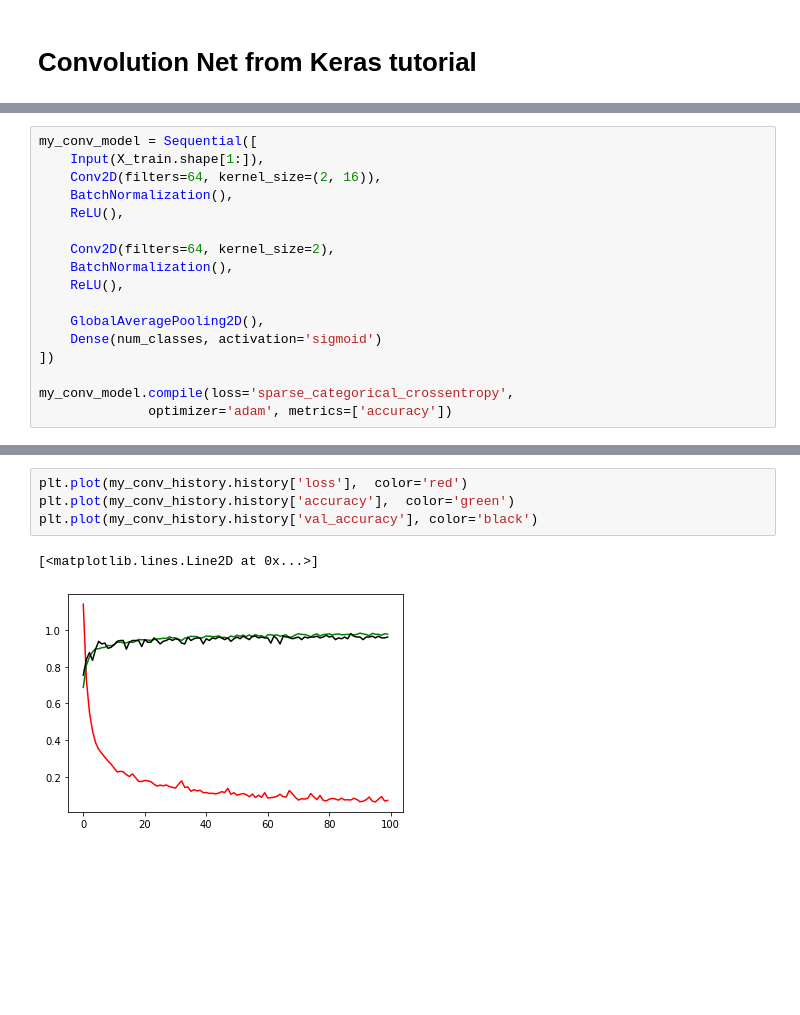
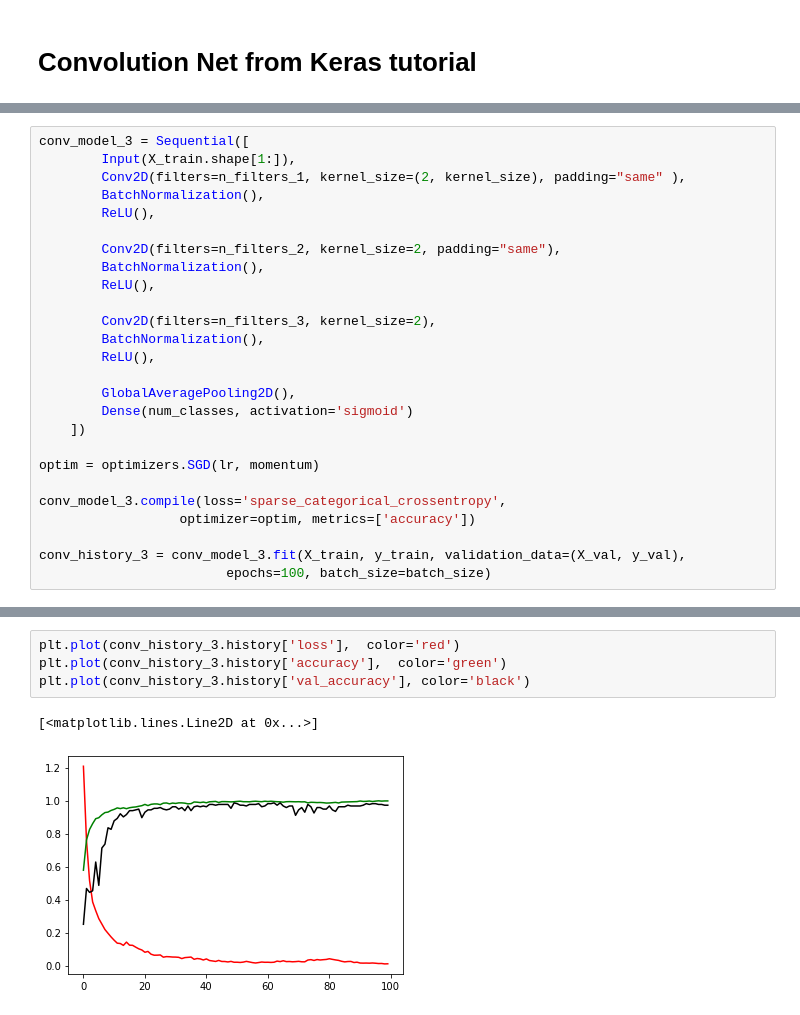
Before and after one commit to balezz/Punch_DL, a Jupyter notebook: PaperPunchDL/3_Results.ipynb, the cells around one changed output, grey strips where cells are left out. Cells and saved outputs as stored; diff of their text form; blank space fills up the shorter version.

Commit message:
add metric calculation results and deeper conv model

```diff
--- a/PaperPunchDL/3_Results.ipynb
+++ b/PaperPunchDL/3_Results.ipynb
@@ -160,17 +312,26 @@ X_val = X_val.reshape(-1, 3, 150, 1)
 # %%
-my_conv_model = Sequential([
-    Input(X_train.shape[1:]),
-    Conv2D(filters=64, kernel_size=(2, 16)),
-    BatchNormalization(),
-    ReLU(),
+conv_model_3 = Sequential([
+        Input(X_train.shape[1:]),
+        Conv2D(filters=n_filters_1, kernel_size=(2, kernel_size), padding="same" ),
+        BatchNormalization(),
+        ReLU(),
 
-    Conv2D(filters=64, kernel_size=2),
-    BatchNormalization(),
-    ReLU(),
+        Conv2D(filters=n_filters_2, kernel_size=2, padding="same"),
+        BatchNormalization(),
+        ReLU(),
 
-    GlobalAveragePooling2D(),
-    Dense(num_classes, activation='sigmoid')
-])
+        Conv2D(filters=n_filters_3, kernel_size=2),
+        BatchNormalization(),
+        ReLU(),
 
-my_conv_model.compile(loss='sparse_categorical_crossentropy',
-              optimizer='adam', metrics=['accuracy'])
+        GlobalAveragePooling2D(),
+        Dense(num_classes, activation='sigmoid')
+    ])
+
+optim = optimizers.SGD(lr, momentum)
+
+conv_model_3.compile(loss='sparse_categorical_crossentropy',
+                  optimizer=optim, metrics=['accuracy'])
+
+conv_history_3 = conv_model_3.fit(X_train, y_train, validation_data=(X_val, y_val),
+                        epochs=100, batch_size=batch_size)
@@ -202,7 +356,7 @@ results = my_conv_model.evaluate(X_test, y_test, batch_size=32)
 # %%
-plt.plot(my_conv_history.history['loss'],  color='red')
-plt.plot(my_conv_history.history['accuracy'],  color='green')
-plt.plot(my_conv_history.history['val_accuracy'], color='black')
+plt.plot(conv_history_3.history['loss'],  color='red')
+plt.plot(conv_history_3.history['accuracy'],  color='green')
+plt.plot(conv_history_3.history['val_accuracy'], color='black')
 # %% [output]
 [<matplotlib.lines.Line2D at 0x...>]
-[figure, old version]
+[figure, new version]
```
Also changed, not shown: parts of 49 cells of this notebook, 5 other files.
